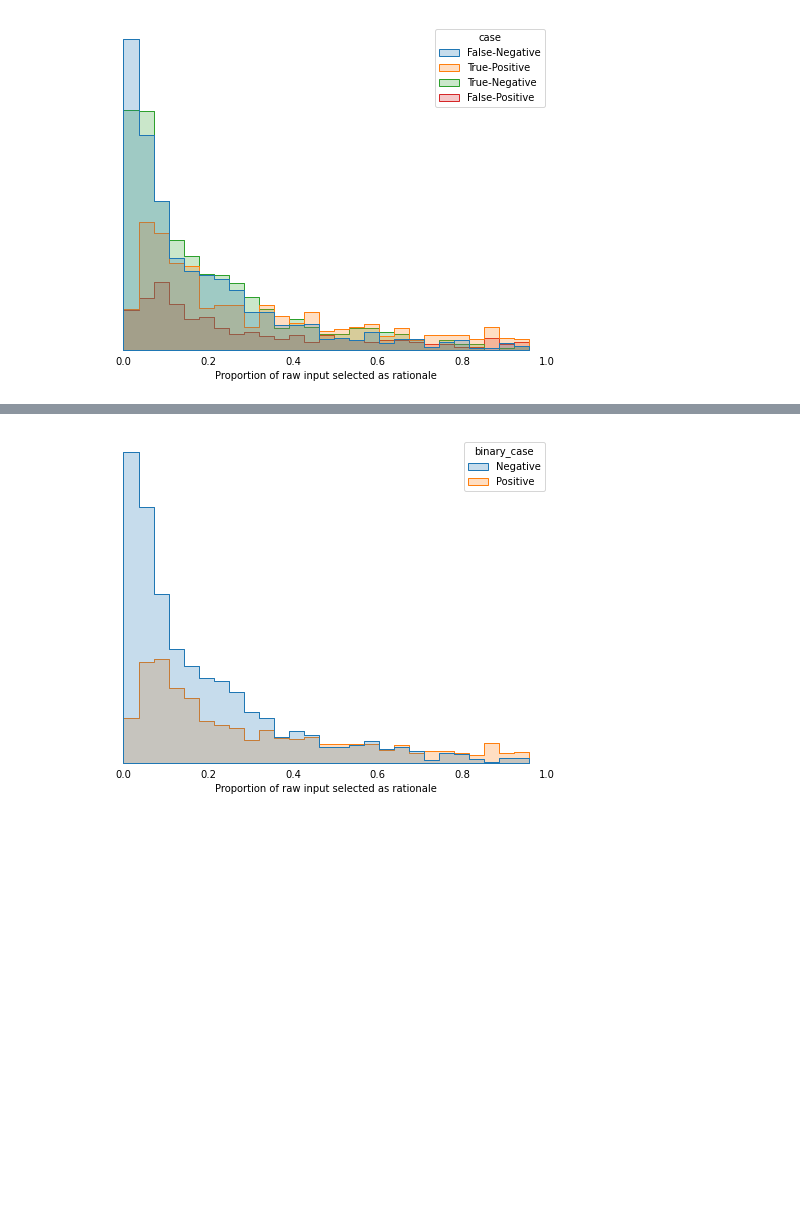
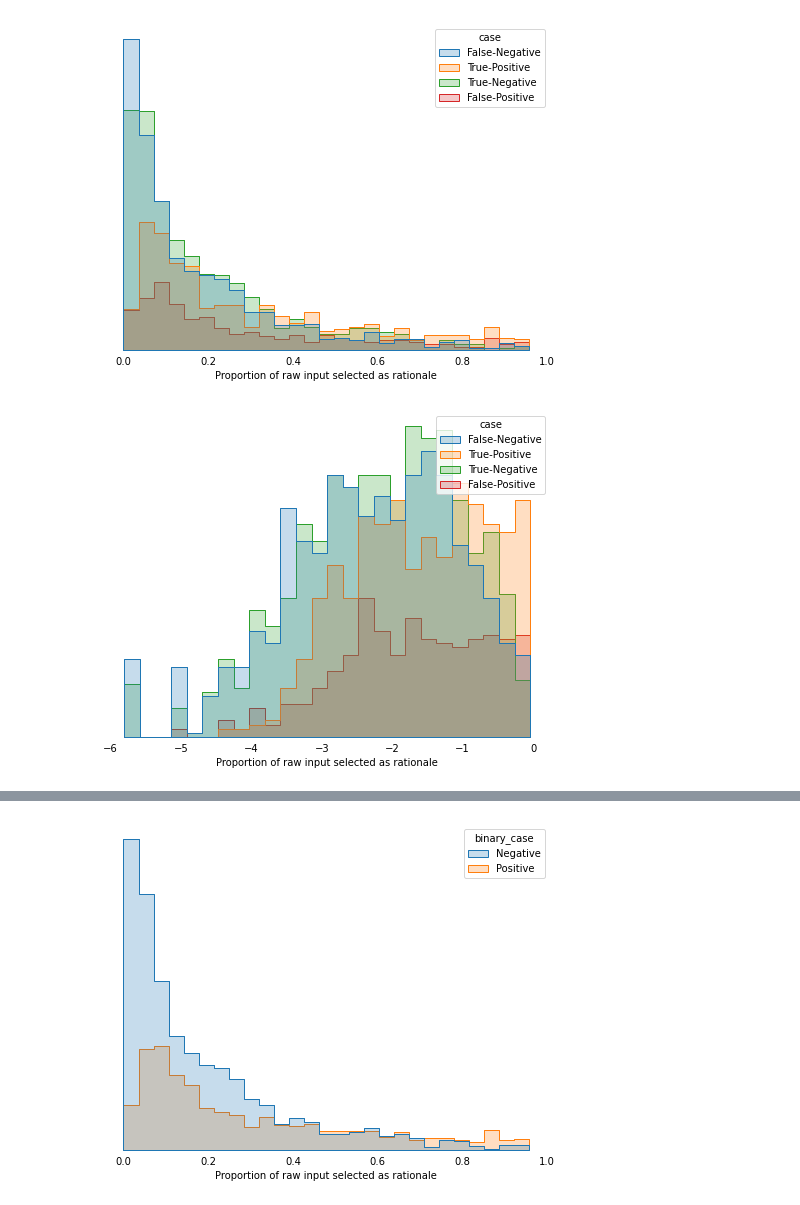
Before and after one commit to bestpredicts/NLP_Projects, a Jupyter notebook: OxLegalReasoning/exploring_rationales.ipynb, the cells around one changed output, grey strips where cells are left out. Drawn from its saved outputs; the diff is of its cells as text; code cells hidden in the pictures; blank space fills up the shorter version.

```diff
--- a/OxLegalReasoning/exploring_rationales.ipynb
+++ b/OxLegalReasoning/exploring_rationales.ipynb
@@ -320,3 +315,5 @@ Day 8 it was decided that the patient was stable and ready to be discharged to h
 rationales_df["length_chosen"] = rationales_df["chosen_words"].apply(len)
 rationales_df["length_raw"] = rationales_df["raw_sentence"].apply(len)
 rationales_df["prop_chosen"] = (rationales_df["length_chosen"]/rationales_df["length_raw"])
+rationales_df["log_prop_chosen"] = rationales_df["prop_chosen"].apply(np.log)
+print(rationales_df.shape)
@@ -322,0 +322,5 @@ rationales_df["prop_chosen"] = (rationales_df["length_chosen"]/rationales_df["le
+# %%
+#remove any with 0 proportion chosen
+
+rationales_df=rationales_df[rationales_df["prop_chosen"]>0]
+print(rationales_df.shape)
@@ -329,3 +335,9 @@ rationales_df.head()
 | 0 | [may, recommend, lisinopril, low,... | [may, recommend, lisinopril, dose... | [low, an, outpatient, follow, up,... | 0 | 1 | 0.380575 | [219, 1667, 696, 151, 22, 7, 3848... | ... |
 | 0 | [should, develop, any, chest, pai... | [UNK] | [should, develop, any, chest, pai... | 0 | 1 | 0.453334 | [3] | ... |
 | 0 | [date, of, birth, sex, f, service... | [UNK, penicillins, with, solu, UN... | [date, of, birth, sex, service, m... | 1 | 1 | 0.599406 | [3, 1475, 9, 5506, 3, 3, 7, 2325,... | ... |
+# %%
+def get_unknowns(row):
+    return row.count('UNK')
+# %%
+rationales_df["num_unknowns_chosen"] = rationales_df["chosen_words"].apply(get_unknowns)
+rationales_df["prop_chosen_unknown"] = (rationales_df["num_unknowns_chosen"]/rationales_df["length_chosen"])
@@ -349,2 +378,14 @@ plt.savefig("./artifacts/RCNN_IB_GAN_be_mimic3_org_embs2021-05-12/prop_chosen_by
 # %% [output]
 [figure]
+# %%
+fig, ax = plt.subplots(figsize = (8,6))
+sns.histplot(data = rationales_df, x = "log_prop_chosen", hue = "case", element="step")
+
+ax.set_xlabel("Proportion of raw input selected as rationale")
+ax.set_yticklabels([])
+ax.set_ylabel("")
+ax.tick_params(left = False, bottom = False)
+for ax, spine in ax.spines.items():
+    spine.set_visible(False)
+# %% [output]
+[figure, added]
```
Also changed, not shown: parts of 8 cells of this notebook, 11 other files.
